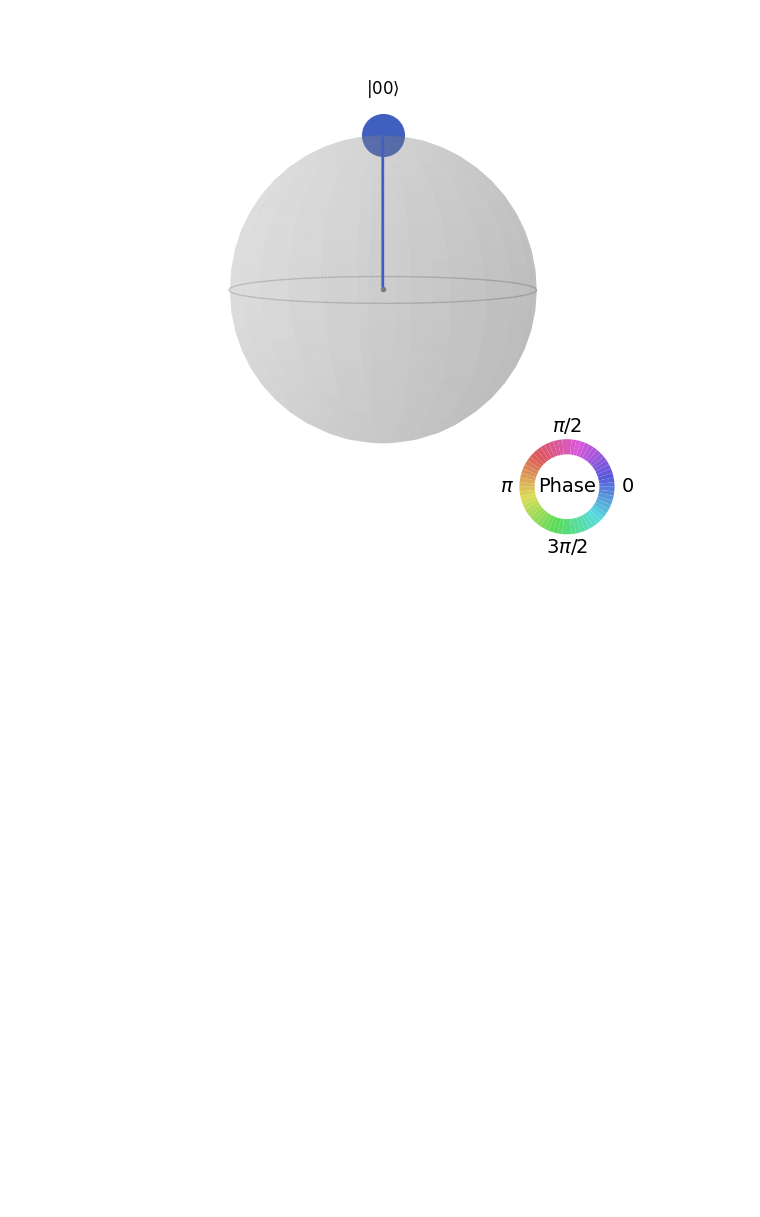
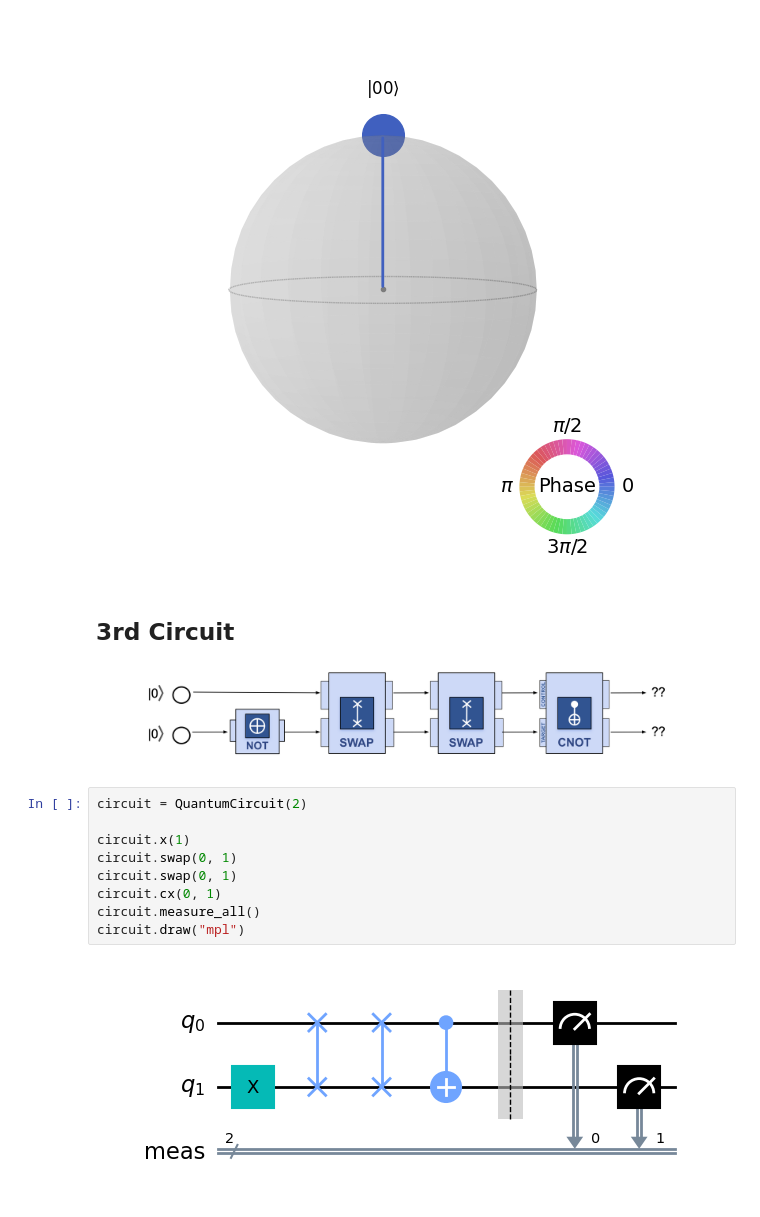
Before and after one commit to jacqueslethuaut/edx-quan11000, a Jupyter notebook: QOps1.ipynb, the cells around one changed output. Saved outputs shown, nothing was run; the diff lists cells and outputs as text; blank space fills up the shorter version.

Commit message:
first 8 circuits

```diff
--- a/QOps1.ipynb
+++ b/QOps1.ipynb
@@ -80,3 +80,18 @@ plot_histogram(get_simulator_results(circuit))
 plot_state_qsphere(get_circuit_statevectors(circuit))
 # %% [output]
 [figure]
+# %% [markdown]
+## 3rd Circuit
+# %% [markdown]
+![q1-3.png](attachment:q1-3.png)
+# %%
+circuit = QuantumCircuit(2)
+
+circuit.x(1)
+circuit.swap(0, 1)
+circuit.swap(0, 1)
+circuit.cx(0, 1)
+circuit.measure_all()
+circuit.draw("mpl")
+# %% [output]
+[figure, added]
```
Also changed, not shown: parts of 27 cells of this notebook.
